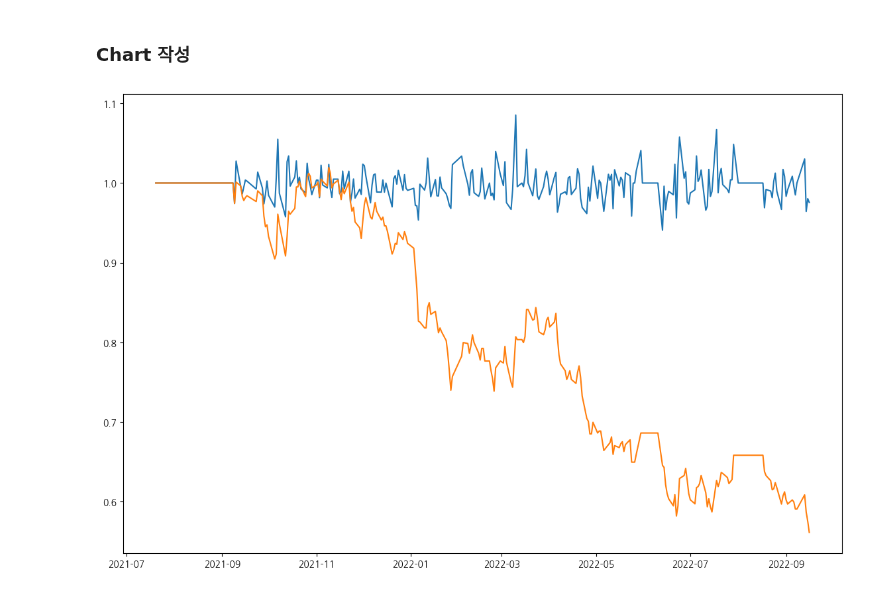
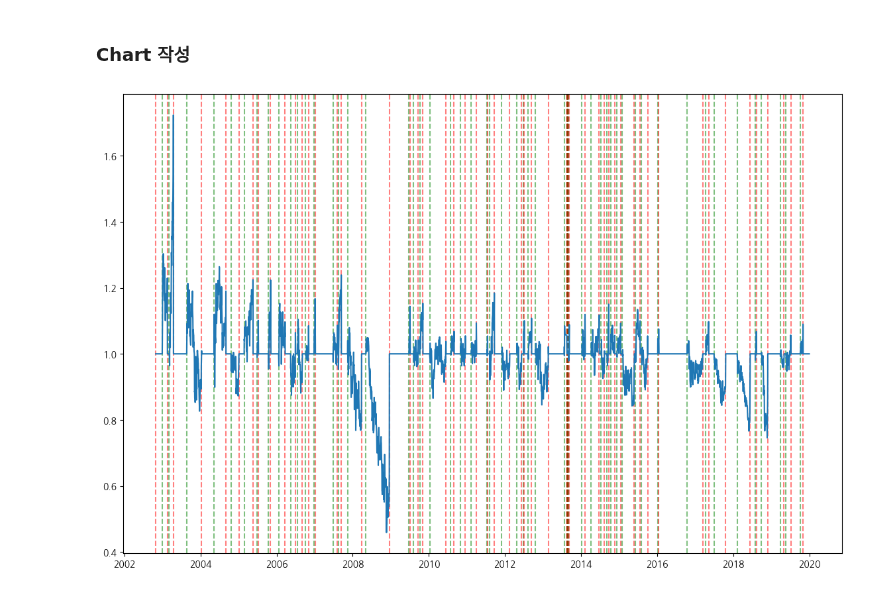
Before and after one commit to Huey-fitpet/study_pandas, a Jupyter notebook: quests/BollingerBands.ipynb, the cells around one changed output. Drawn from its saved outputs; the diff is of its cells as text; code cells hidden in the pictures.

```diff
--- a/quests/BollingerBands.ipynb
+++ b/quests/BollingerBands.ipynb
@@ -135,15 +160,27 @@ import matplotlib.pyplot as plt
 import matplotlib as mpl # 한글 폰트 설정 (NanumGothic)
 mpl.rcParams['font.family'] = 'NanumGothic'
 mpl.rcParams['axes.unicode_minus'] = False  # 마이너스 기호 깨짐 방지
-# %%
-plt.figure(figsize=(14,9), dpi=100) #  stock_df_close['수익률']
-# plt.plot(stock_df_close['종가'][14:300]/10000)
-# plt.plot(stock_df_close['RSI'][14:300])
-plt.plot(stock_df_close['수익률'][14:300])
-plt.plot(stock_df_close['누적수익률'][14:300])
-plt.show()
-# %% [output]
-[figure, removed]
+# %%
+plt.figure(figsize=(14,9), dpi=100) #  stock_df_close['수익률']
+# plt.plot(stock_df_close['종가'][14:300]/10000)
+# plt.plot(stock_df_close['RSI'][14:300])
+# Boolean 시리즈의 상태 변화 지점 찾기
+bool_series = stock_df_close['bool'][:]
+changes = bool_series.ne(bool_series.shift()).astype(int)  # 이전 값과 다른 지점 찾기
+change_points = bool_series.index[changes == 1]  # 변화가 있는 지점의 인덱스
+
+# 상태 변화 지점에 세로선 그리기
+for idx in change_points:
+    if bool_series[idx]:  # True로 변하는 지점
+        plt.axvline(x=idx, color='g', linestyle='--', alpha=0.5, label='매수 시점' if '매수 시점' not in plt.gca().get_legend_handles_labels()[1] else "")
+    else:  # False로 변하는 지점
+        plt.axvline(x=idx, color='r', linestyle='--', alpha=0.5, label='매도 시점' if '매도 시점' not in plt.gca().get_legend_handles_labels()[1] else "")
+
+plt.plot(stock_df_close['수익률'][:])
+# plt.plot(stock_df_close['누적수익률'][:])
+plt.show()
+# %% [output]
+[figure, added]
 # %%
 plt.figure(figsize=(14,9), dpi=100) #
 plt.plot(stock_df_close['종가'][:],label='종가')
```
Also changed, not shown: parts of 11 cells of this notebook.
